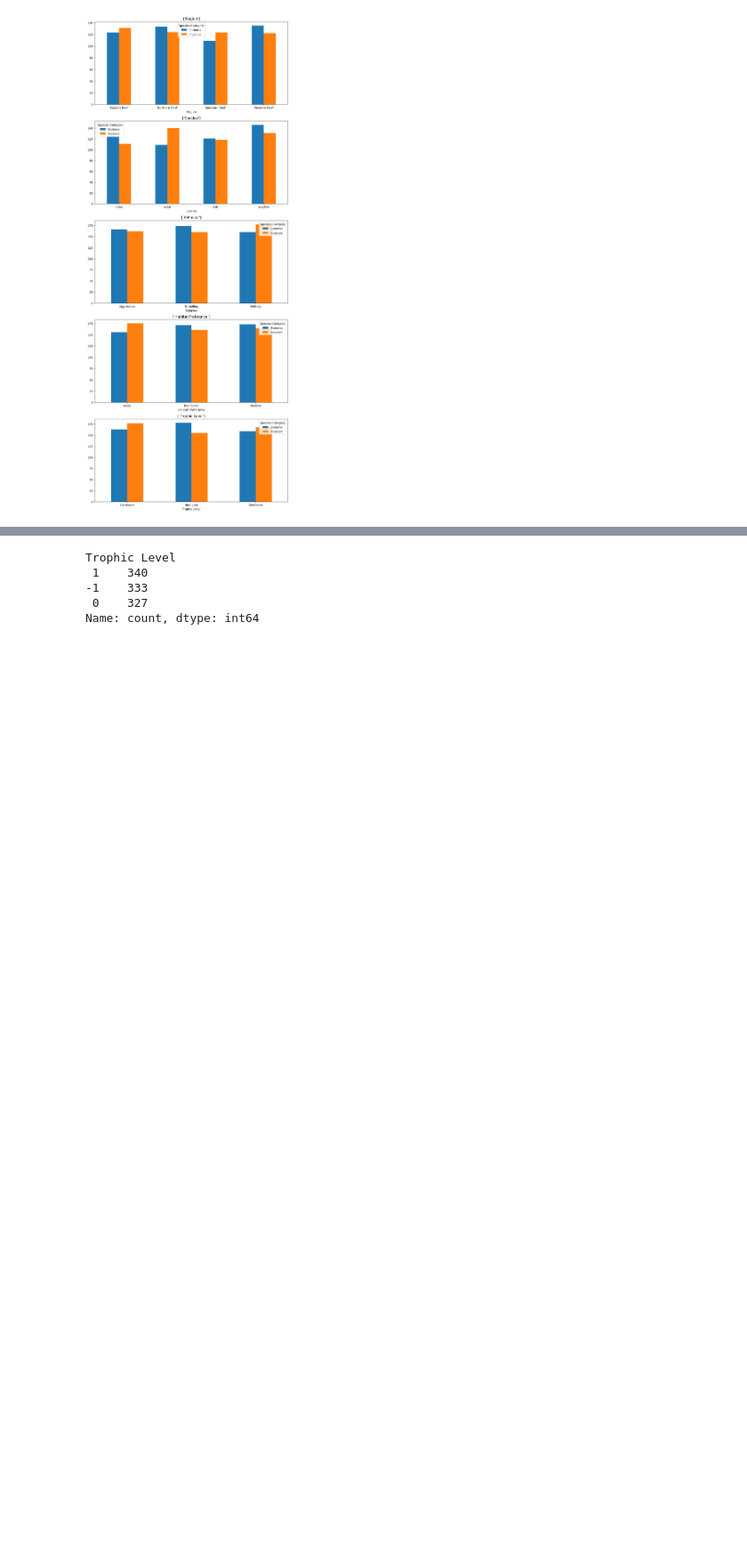
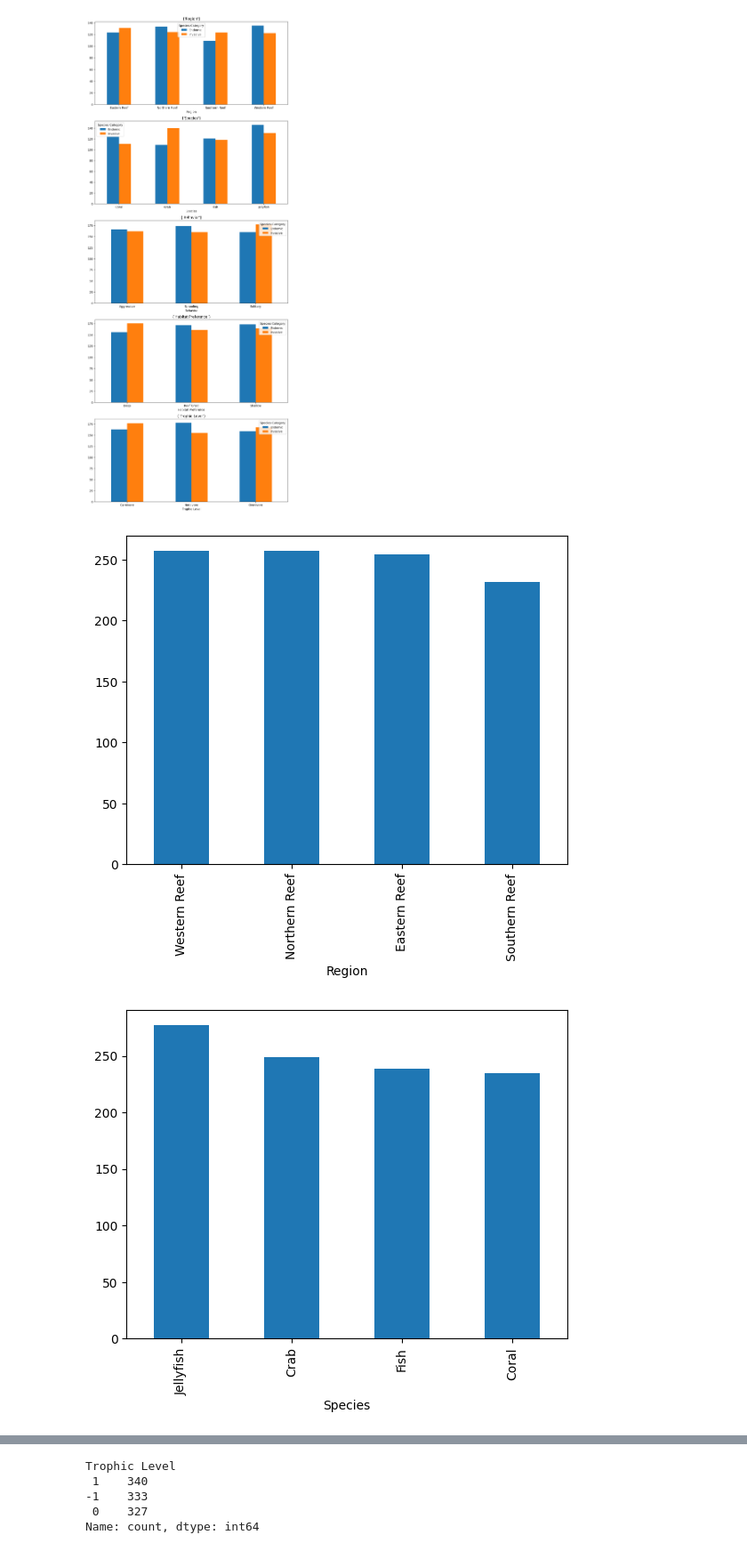
Before and after one commit to IceEnemy/Misc-Learning, a Jupyter notebook: MachineLearning/MidMarineLife/logRegEx2.ipynb, the cells around one changed output, grey strips where cells are left out. Shown at 89% size. Cells and saved outputs as stored; diff of their text form; code cells hidden in the pictures; blank space fills up the shorter version.

```diff
--- a/MachineLearning/MidMarineLife/logRegEx2.ipynb
+++ b/MachineLearning/MidMarineLife/logRegEx2.ipynb
@@ -80,3 +80,13 @@ for i, var in enumerate(variables):
     ax.set_xticklabels(ax.get_xticklabels(), rotation = 0)
 # %% [output]
 [figure]
+# %%
+variables = ['Region','Species','Behavior','Habitat Preference','Trophic Level']
+
+for var in variables:
+    values = df[var].value_counts()
+    values.plot(kind='bar')
+    plt.show()
+# %% [output]
+[figure, added]
+[figure, added]
```
Also changed, not shown: parts of 5 cells of this notebook, 14 other files.
